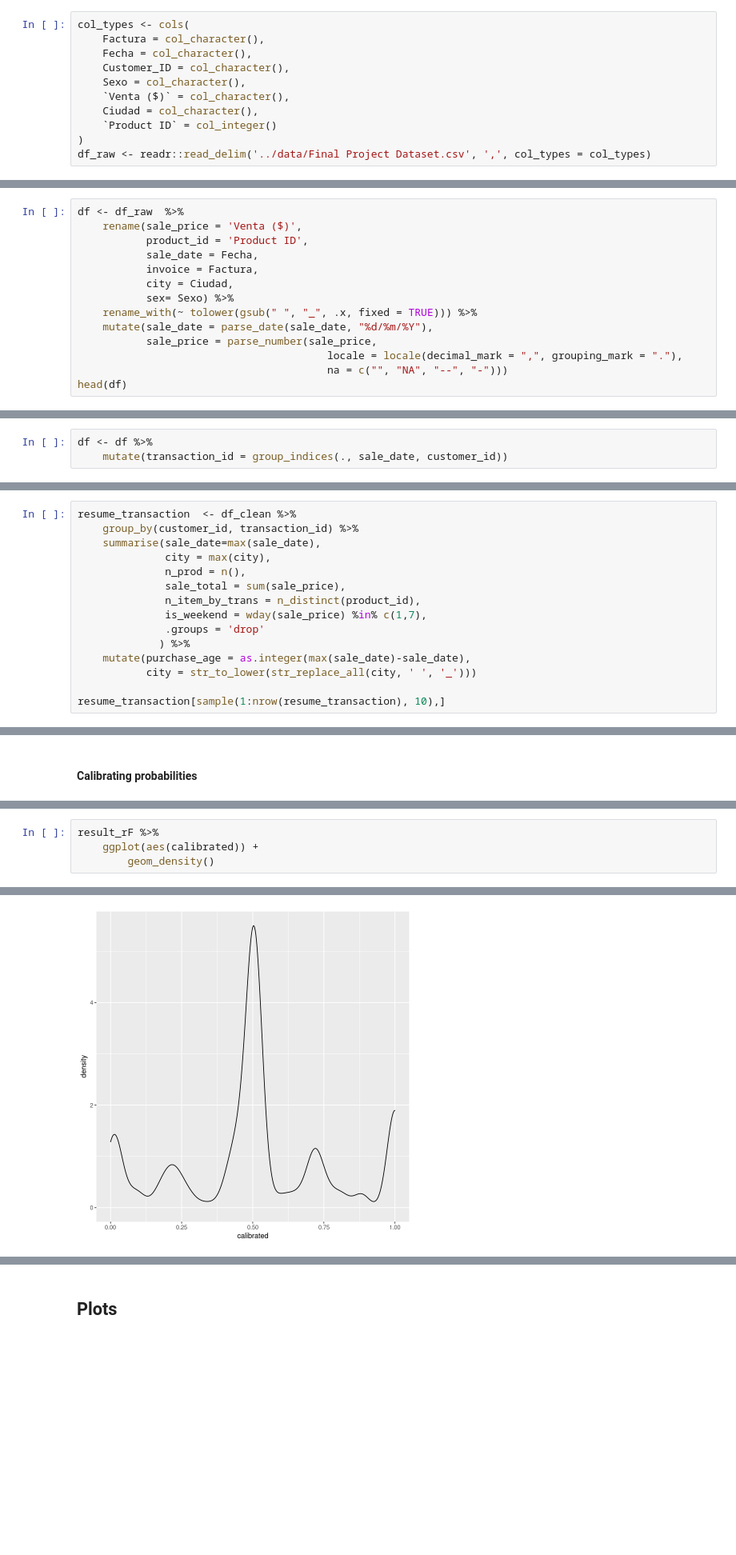
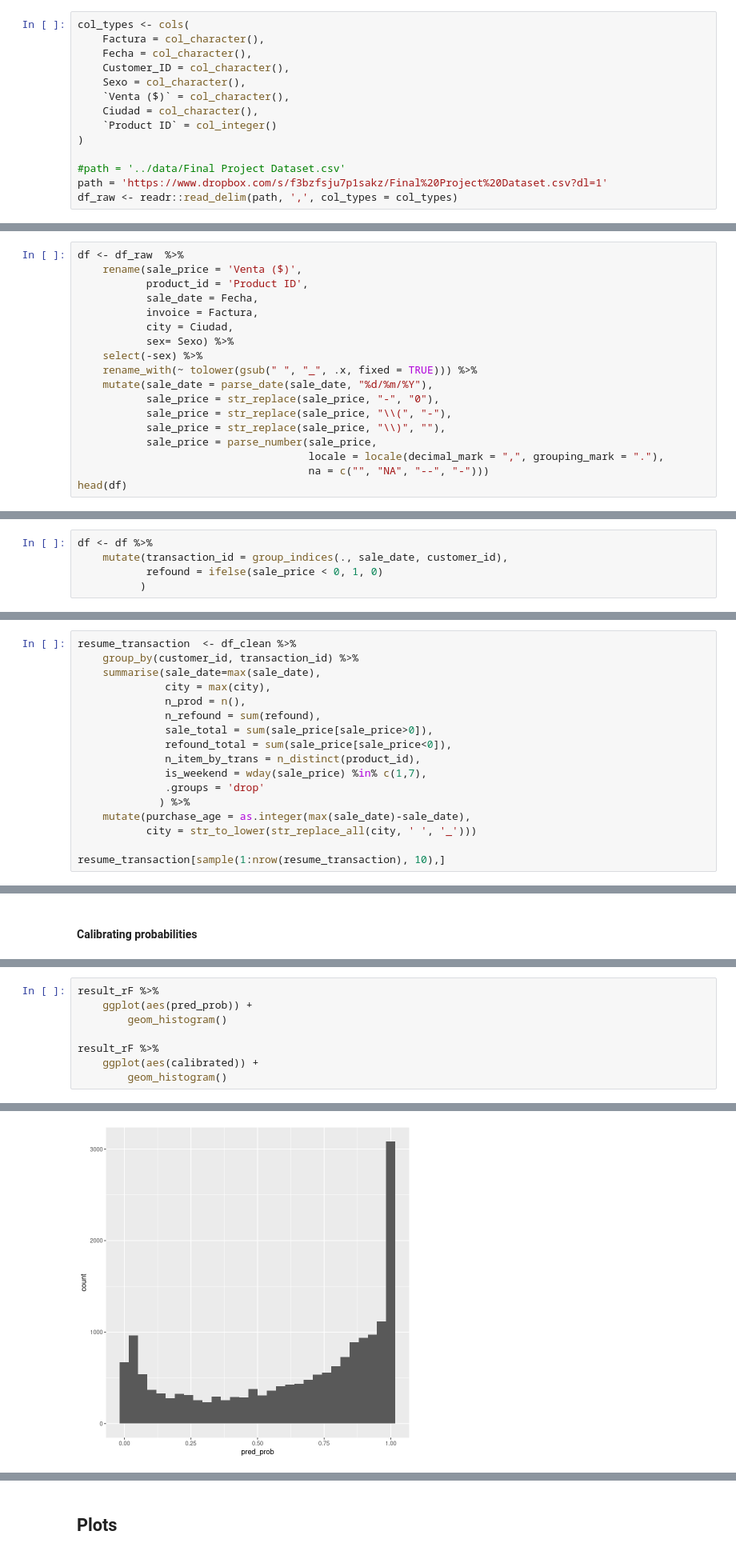
Before and after one commit to creyesp/r-course, a Jupyter notebook: notebooks/Obligatorio.ipynb, the cells around one changed output, grey strips where cells are left out. Shown at 80% size. Drawn from its saved outputs; the diff is of its cells as text; blank space fills up the shorter version.

```diff
--- a/notebooks/Obligatorio.ipynb
+++ b/notebooks/Obligatorio.ipynb
@@ -57,6 +37,9 @@ col_types <- cols(
     Ciudad = col_character(),
     `Product ID` = col_integer()
 )
-df_raw <- readr::read_delim('../data/Final Project Dataset.csv', ',', col_types = col_types)
+
+#path = '../data/Final Project Dataset.csv'
+path = 'https://www.dropbox.com/s/f3bzfsju7p1sakz/Final%20Project%20Dataset.csv?dl=1'
+df_raw <- readr::read_delim(path, ',', col_types = col_types)
 # %% [markdown]
 # Parse correct data types
@@ -80,10 +51,14 @@ df <- df_raw  %>%
            invoice = Factura,
            city = Ciudad,
            sex= Sexo) %>%
+    select(-sex) %>%
     rename_with(~ tolower(gsub(" ", "_", .x, fixed = TRUE))) %>%
     mutate(sale_date = parse_date(sale_date, "%d/%m/%Y"),
+           sale_price = str_replace(sale_price, "-", "0"),
+           sale_price = str_replace(sale_price, "\\(", "-"),
+           sale_price = str_replace(sale_price, "\\)", ""),
            sale_price = parse_number(sale_price,
-                                        locale = locale(decimal_mark = ",", grouping_mark = "."),
-                                        na = c("", "NA", "--", "-")))
+                                     locale = locale(decimal_mark = ",", grouping_mark = "."),
+                                     na = c("", "NA", "--", "-")))
 head(df)
 # %% [output]
@@ -116,4 +98,6 @@ A matrix: 2 × 7 of type int
 * Posible estrategia seria llenar con un numero random todas las compras de un usuario en el mismo dia
 # %%
 df <- df %>%
-    mutate(transaction_id = group_indices(., sale_date, customer_id))
+    mutate(transaction_id = group_indices(., sale_date, customer_id),
+           refound = ifelse(sale_price < 0, 1, 0)
+          )
@@ -183,7 +159,9 @@ resume_transaction  <- df_clean %>%
     summarise(sale_date=max(sale_date),
               city = max(city),
               n_prod = n(),
-              sale_total = sum(sale_price),
+              n_refound = sum(refound),
+              sale_total = sum(sale_price[sale_price>0]),
+              refound_total = sum(sale_price[sale_price<0]),
               n_item_by_trans = n_distinct(product_id),
               is_weekend = wday(sale_price) %in% c(1,7),
               .groups = 'drop'
@@ -570,5 +580,9 @@ xyplot(cal_curve_rF, auto.key = list(columns =2))
 # %%
 result_rF %>%
+    ggplot(aes(pred_prob)) +
+        geom_histogram()
+
+result_rF %>%
     ggplot(aes(calibrated)) +
-        geom_density()
+        geom_histogram()
 # %% [output]
@@ -575 +592 @@ result_rF %>%
-[figure, old version]
+[figure, new version]
```
Also changed, not shown: parts of 32 cells of this notebook, 5 other files.
